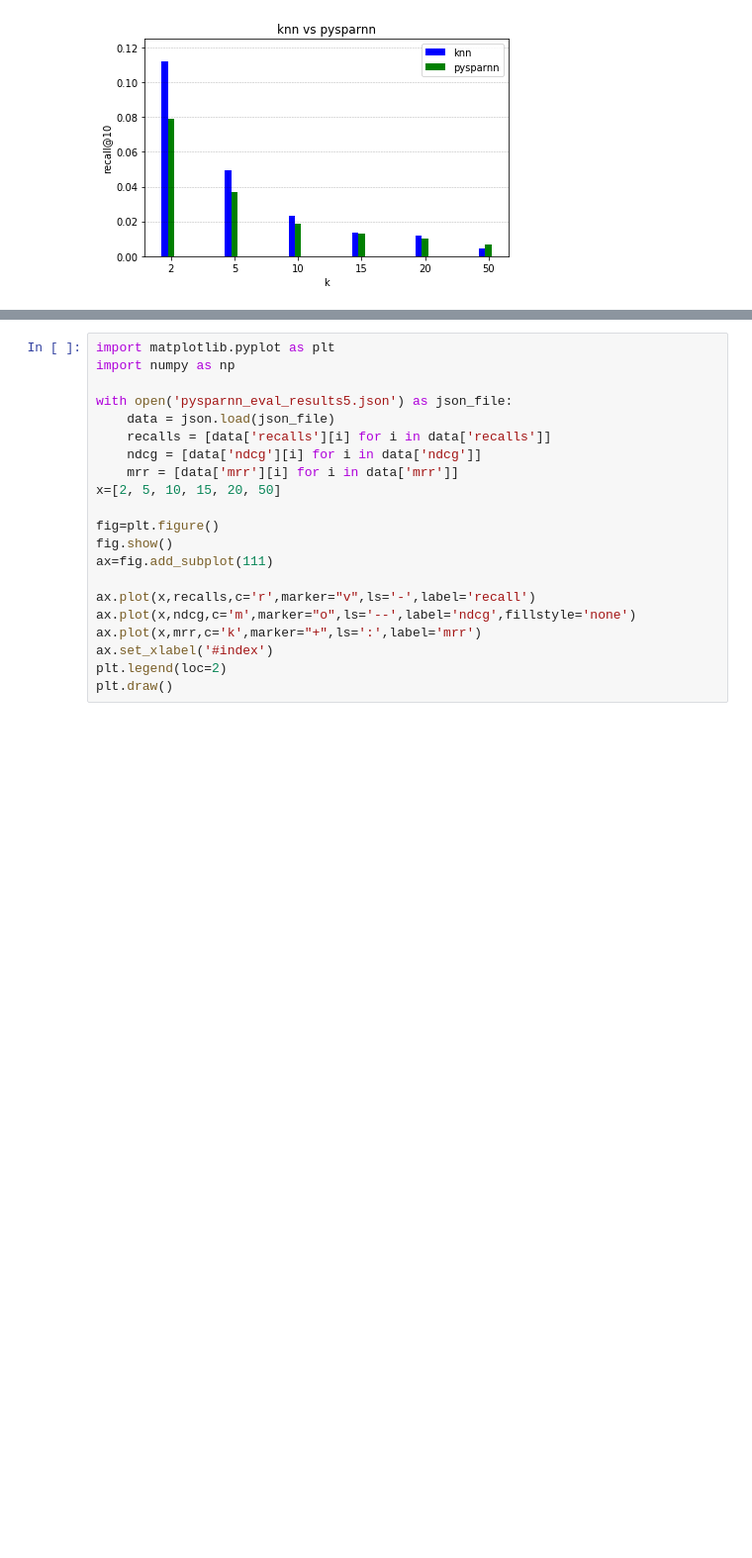
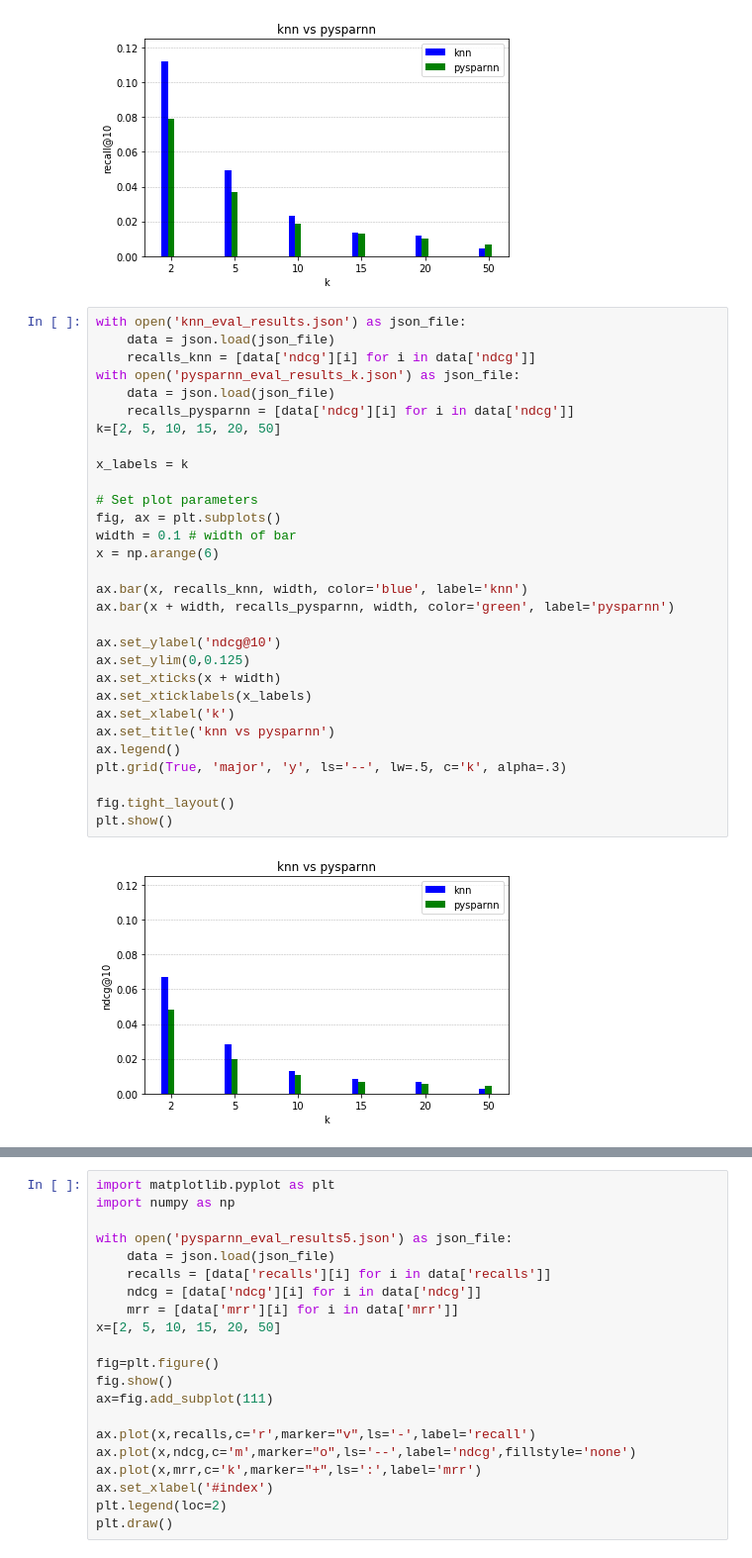
Before and after one commit to birdaloguz/research_project_2, a Jupyter notebook: graphs.ipynb, the cells around one changed output, grey strips where cells are left out. Shown: that part at 99% size. Cells and saved outputs as stored; diff of their text form; blank space fills up the shorter version.

Commit message:
graphs added

```diff
--- a/graphs.ipynb
+++ b/graphs.ipynb
@@ -36,3 +36,35 @@ plt.show()
 %matplotlib inline
 # %% [output]
 [figure]
+# %%
+with open('knn_eval_results.json') as json_file:
+    data = json.load(json_file)
+    recalls_knn = [data['ndcg'][i] for i in data['ndcg']]
+with open('pysparnn_eval_results_k.json') as json_file:
+    data = json.load(json_file)
+    recalls_pysparnn = [data['ndcg'][i] for i in data['ndcg']]
+k=[2, 5, 10, 15, 20, 50]
+
+x_labels = k
+
+# Set plot parameters
+fig, ax = plt.subplots()
+width = 0.1 # width of bar
+x = np.arange(6)
+
+ax.bar(x, recalls_knn, width, color='blue', label='knn')
+ax.bar(x + width, recalls_pysparnn, width, color='green', label='pysparnn')
+
+ax.set_ylabel('ndcg@10')
+ax.set_ylim(0,0.125)
+ax.set_xticks(x + width)
+ax.set_xticklabels(x_labels)
+ax.set_xlabel('k')
+ax.set_title('knn vs pysparnn')
+ax.legend()
+plt.grid(True, 'major', 'y', ls='--', lw=.5, c='k', alpha=.3)
+
+fig.tight_layout()
+plt.show()
+# %% [output]
+[figure, added]
```
Also changed, not shown: parts of 1 cell of this notebook.
